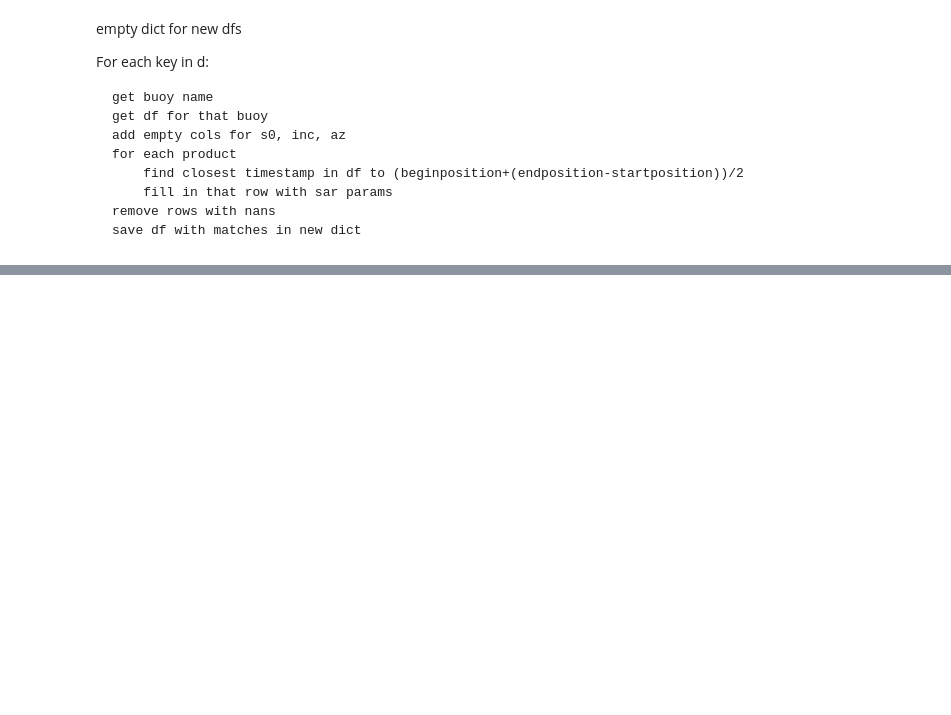
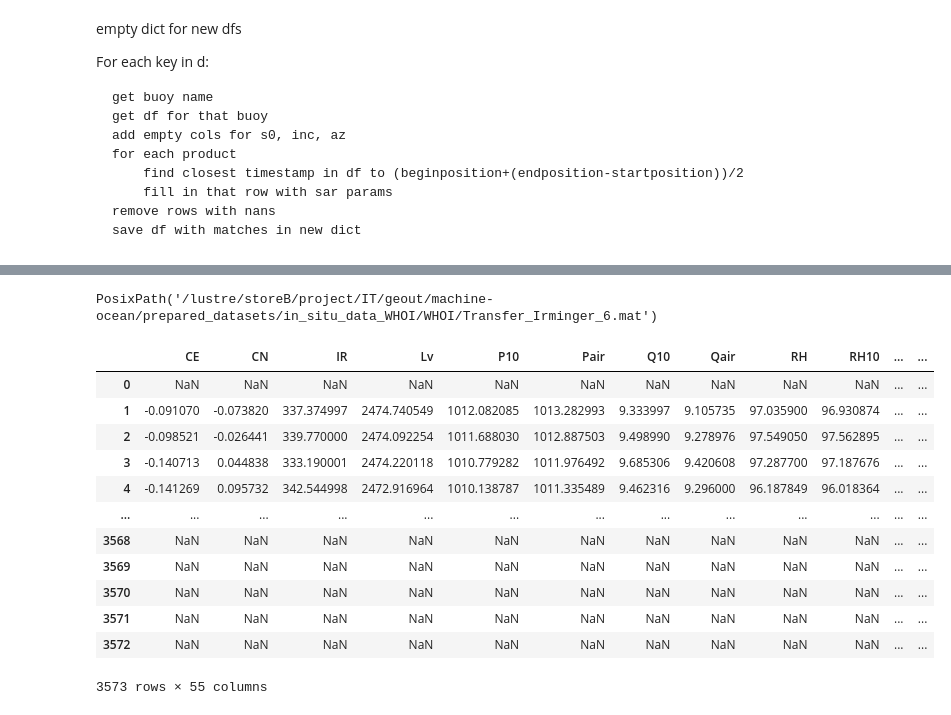
Before and after one commit to metno/machine-ocean-satdata, a Jupyter notebook: notebooks/collocation_and_normalization/whoi/ascat/collocation_dnn_ascat.ipynb, the cells around one changed output, grey strips where cells are left out. Drawn from its saved outputs; the diff is of its cells as text; code cells hidden in the pictures; blank space fills up the shorter version.

```diff
--- a/notebooks/collocation_and_normalization/whoi/ascat/collocation_dnn_ascat.ipynb
+++ b/notebooks/collocation_and_normalization/whoi/ascat/collocation_dnn_ascat.ipynb
@@ -512,0 +490,20 @@ for key, df in d.items():
+# %%
+key
+# %% [output]
+PosixPath('/lustre/storeB/project/IT/geout/machine-ocean/prepared_datasets/in_situ_data_WHOI/WHOI/Transfer_Irminger_6.mat')
+# %%
+d[Path('/lustre/storeB/project/IT/geout/machine-ocean/prepared_datasets/in_situ_data_WHOI/WHOI/Transfer_Pioneer_5.mat')]
+# %% [output]
+|  | CE | CN | IR | Lv | P10 | Pair | Q10 | Qair | RH | RH10 | ... | ... |
+| 0 | NaN | NaN | NaN | NaN | NaN | NaN | NaN | NaN | NaN | NaN | ... | ... |
+| 1 | -0.091070 | -0.073820 | 337.374997 | 2474.740549 | 1012.082085 | 1013.282993 | 9.333997 | 9.105735 | 97.035900 | 96.930874 | ... | ... |
+| 2 | -0.098521 | -0.026441 | 339.770000 | 2474.092254 | 1011.688030 | 1012.887503 | 9.498990 | 9.278976 | 97.549050 | 97.562895 | ... | ... |
+| 3 | -0.140713 | 0.044838 | 333.190001 | 2474.220118 | 1010.779282 | 1011.976492 | 9.685306 | 9.420608 | 97.287700 | 97.187676 | ... | ... |
+| 4 | -0.141269 | 0.095732 | 342.544998 | 2472.916964 | 1010.138787 | 1011.335489 | 9.462316 | 9.296000 | 96.187849 | 96.018364 | ... | ... |
+| ... | ... | ... | ... | ... | ... | ... | ... | ... | ... | ... | ... | ... |
+| 3568 | NaN | NaN | NaN | NaN | NaN | NaN | NaN | NaN | NaN | NaN | ... | ... |
+| 3569 | NaN | NaN | NaN | NaN | NaN | NaN | NaN | NaN | NaN | NaN | ... | ... |
+| 3570 | NaN | NaN | NaN | NaN | NaN | NaN | NaN | NaN | NaN | NaN | ... | ... |
+| 3571 | NaN | NaN | NaN | NaN | NaN | NaN | NaN | NaN | NaN | NaN | ... | ... |
+| 3572 | NaN | NaN | NaN | NaN | NaN | NaN | NaN | NaN | NaN | NaN | ... | ... |
+3573 rows × 55 columns
```
Also changed, not shown: parts of 35 cells of this notebook, 1 other file.
